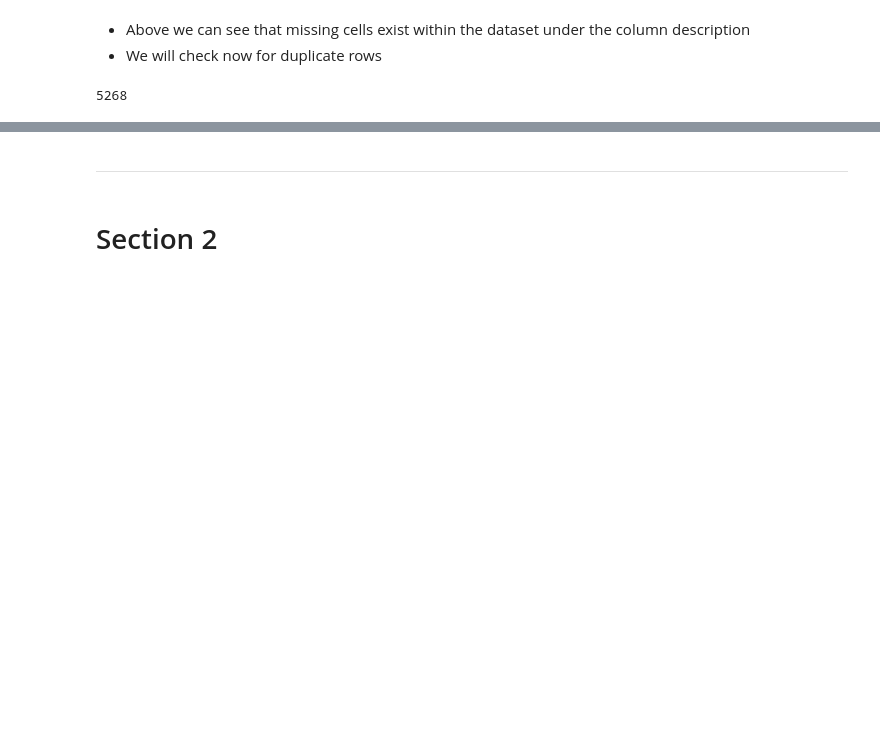
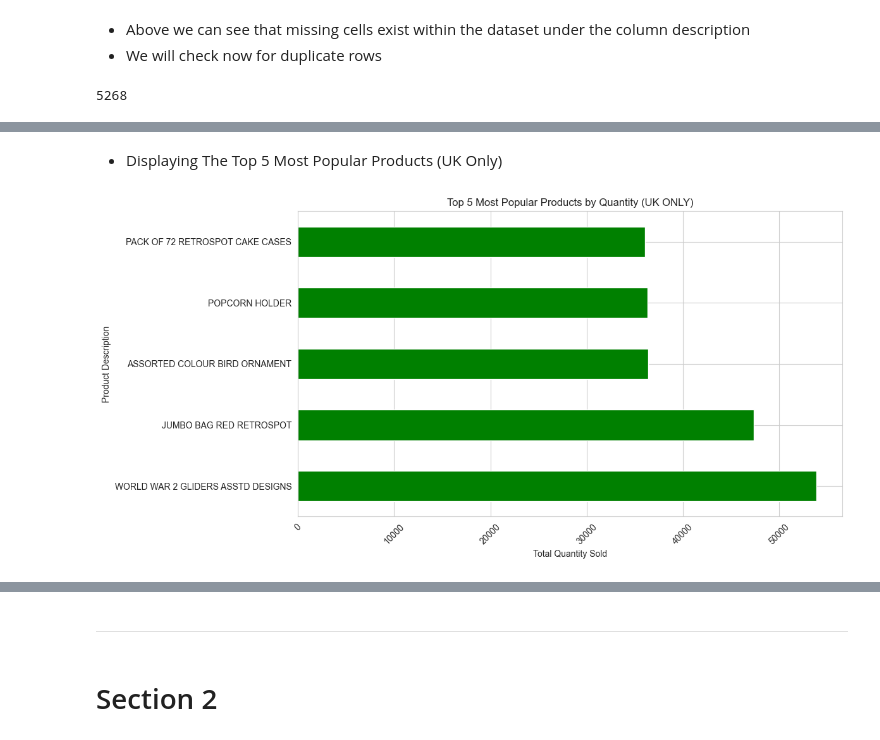
Before and after one commit to mobess12/Hackathon1, a Jupyter notebook: jupyter_notebooks/ETL.ipynb, the cells around one changed output, grey strips where cells are left out. Cells and saved outputs as stored; diff of their text form; code cells hidden in the pictures; blank space fills up the shorter version.

```diff
--- a/jupyter_notebooks/ETL.ipynb
+++ b/jupyter_notebooks/ETL.ipynb
@@ -110,0 +287,17 @@ df.duplicated().sum()
+# %% [markdown]
+* Displaying The Top 5 Most Popular Products (UK Only)
+# %%
+uk_only = clean_data[clean_data['Country'] != 'United Kingdom'] #filter UK only
+
+popular_products = clean_data.groupby('Description')['Quantity'].sum().sort_values(ascending=False).head(5)
+
+plt.figure(figsize=(12,6))
+popular_products.plot(kind='barh', color='green')
+plt.title('Top 5 Most Popular Products by Quantity (UK ONLY)')
+plt.xlabel('Total Quantity Sold')
+plt.ylabel('Product Description')
+plt.xticks(rotation=45)
+plt.tight_layout()
+plt.show()
+# %% [output]
+[figure, added]
```
Also changed, not shown: parts of 21 cells of this notebook, 2 other files.
